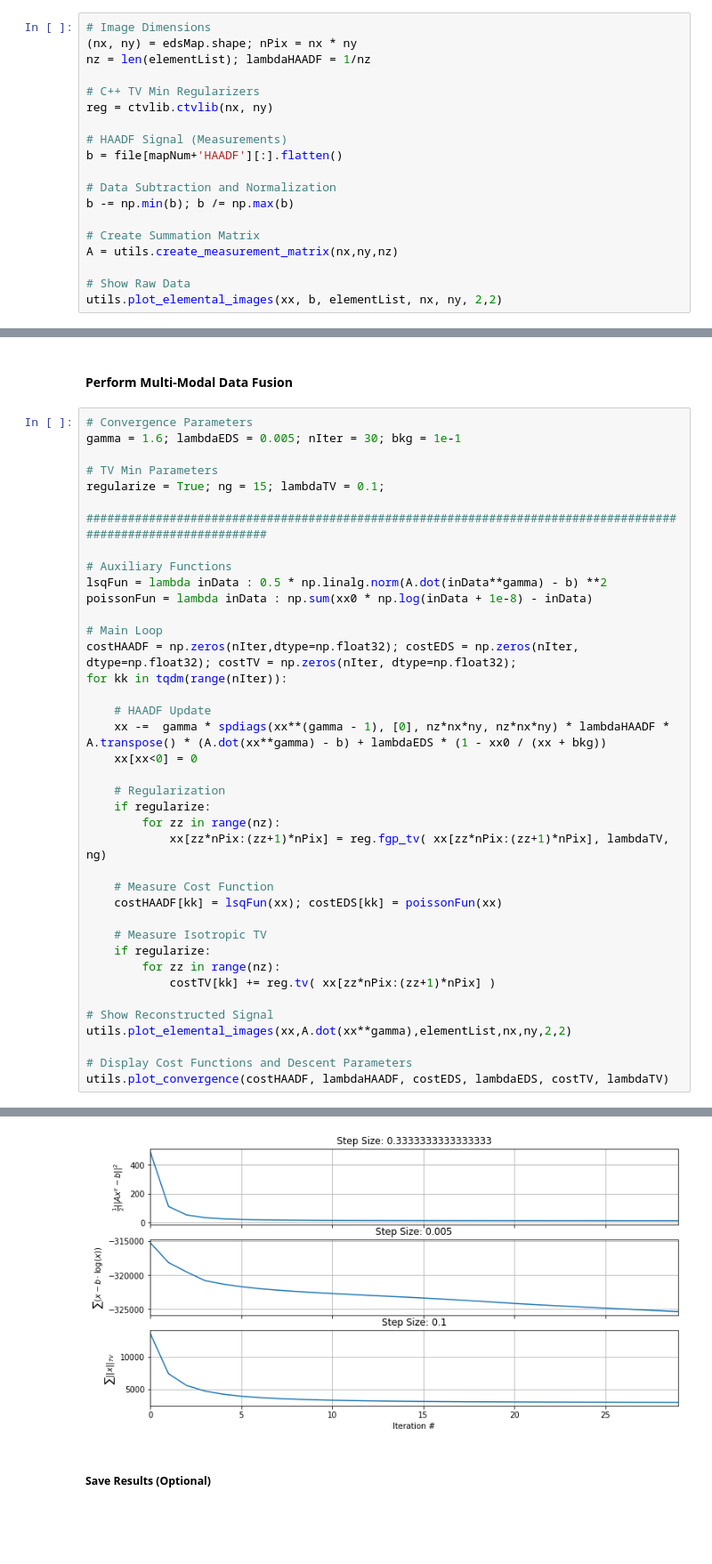
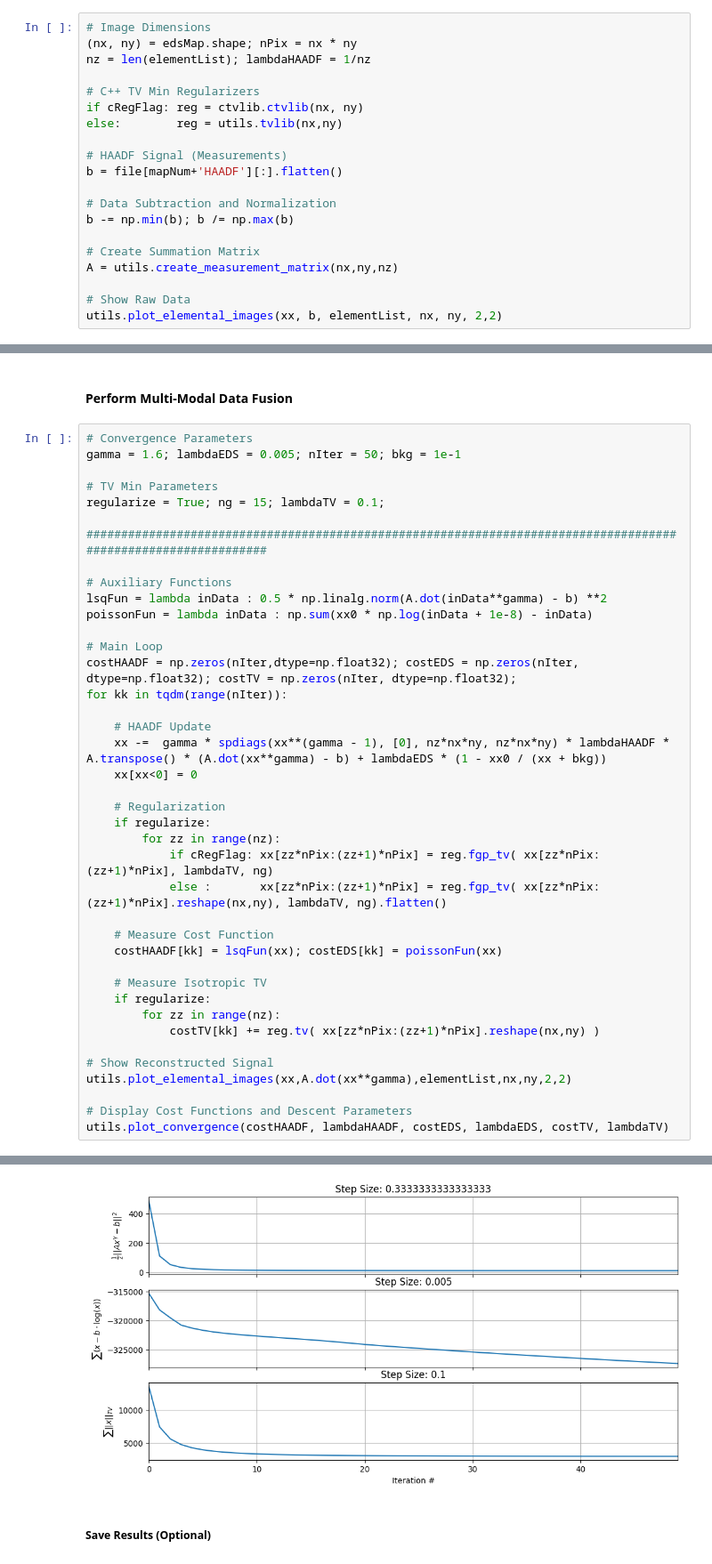
Before and after one commit to jtschwar/Multi-Modal-2D-Data-Fusion, a Jupyter notebook: EDX/data_fusion.ipynb, the cells around one changed output, grey strips where cells are left out. Shown: that part at 89% size. Cells and saved outputs as stored; diff of their text form; blank space fills up the shorter version.

```diff
--- a/EDX/data_fusion.ipynb
+++ b/EDX/data_fusion.ipynb
@@ -45,7 +48,8 @@ Available EDX Maps:  ['map4', 'map5', 'map6', 'map7', 'map8', 'map9']
 nz = len(elementList); lambdaHAADF = 1/nz
 
 # C++ TV Min Regularizers
-reg = ctvlib.ctvlib(nx, ny)
+if cRegFlag: reg = ctvlib.ctvlib(nx, ny)
+else:        reg = utils.tvlib(nx,ny)
 
 # HAADF Signal (Measurements)
 b = file[mapNum+'HAADF'][:].flatten()
@@ -64,7 +68,7 @@ utils.plot_elemental_images(xx, b, elementList, nx, ny, 2,2)
 #### Perform Multi-Modal Data Fusion
 # %%
 # Convergence Parameters
-gamma = 1.6; lambdaEDS = 0.005; nIter = 30; bkg = 1e-1
+gamma = 1.6; lambdaEDS = 0.005; nIter = 50; bkg = 1e-1
 
 # TV Min Parameters
 regularize = True; ng = 15; lambdaTV = 0.1;
@@ -74,36 +78,37 @@ regularize = True; ng = 15; lambdaTV = 0.1;
 # Auxiliary Functions
 lsqFun = lambda inData : 0.5 * np.linalg.norm(A.dot(inData**gamma) - b) **2
 poissonFun = lambda inData : np.sum(xx0 * np.log(inData + 1e-8) - inData)
 
 # Main Loop
 costHAADF = np.zeros(nIter,dtype=np.float32); costEDS = np.zeros(nIter, dtype=np.float32); costTV = np.zeros(nIter, dtype=np.float32);
 for kk in tqdm(range(nIter)):
 
 	# HAADF Update
 	xx -=  gamma * spdiags(xx**(gamma - 1), [0], nz*nx*ny, nz*nx*ny) * lambdaHAADF * A.transpose() * (A.dot(xx**gamma) - b) + lambdaEDS * (1 - xx0 / (xx + bkg))
 	xx[xx<0] = 0
 
 	# Regularization
 	if regularize:
 		for zz in range(nz):
-			xx[zz*nPix:(zz+1)*nPix] = reg.fgp_tv( xx[zz*nPix:(zz+1)*nPix], lambdaTV, ng)
+			if cRegFlag: xx[zz*nPix:(zz+1)*nPix] = reg.fgp_tv( xx[zz*nPix:(zz+1)*nPix], lambdaTV, ng)
+			else :  	 xx[zz*nPix:(zz+1)*nPix] = reg.fgp_tv( xx[zz*nPix:(zz+1)*nPix].reshape(nx,ny), lambdaTV, ng).flatten()
 
 	# Measure Cost Function
 	costHAADF[kk] = lsqFun(xx); costEDS[kk] = poissonFun(xx)
 
 	# Measure Isotropic TV
 	if regularize:
 		for zz in range(nz):
-			costTV[kk] += reg.tv( xx[zz*nPix:(zz+1)*nPix] )
+			costTV[kk] += reg.tv( xx[zz*nPix:(zz+1)*nPix].reshape(nx,ny) )
 
 # Show Reconstructed Signal
 utils.plot_elemental_images(xx,A.dot(xx**gamma),elementList,nx,ny,2,2)
 
 # Display Cost Functions and Descent Parameters
 utils.plot_convergence(costHAADF, lambdaHAADF, costEDS, lambdaEDS, costTV, lambdaTV)
 # %% [output]
 [figure]
-[figure, old version]
+[figure, new version]
 # %% [markdown]
 ##### Save Results (Optional)
 # %%
```
Also changed, not shown: parts of 1 cell of this notebook, 1 other file.
